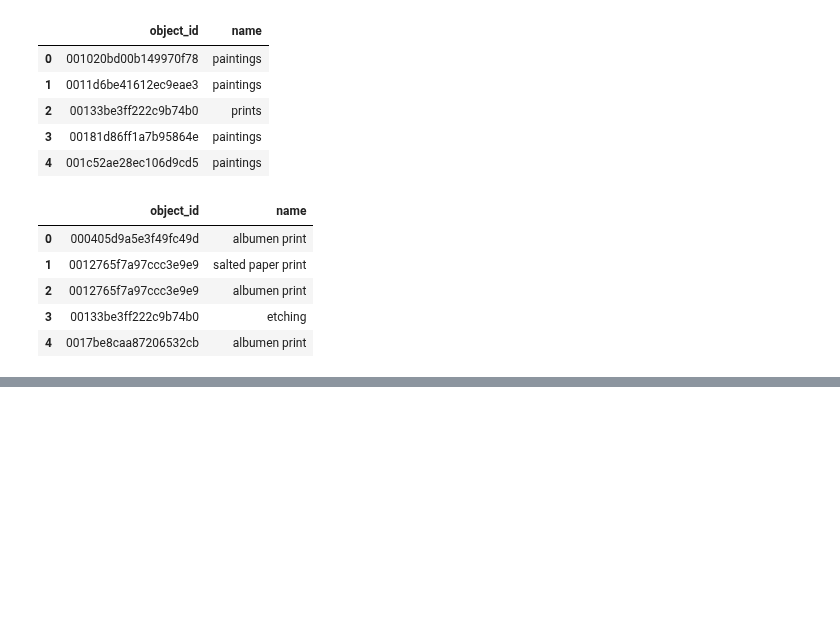
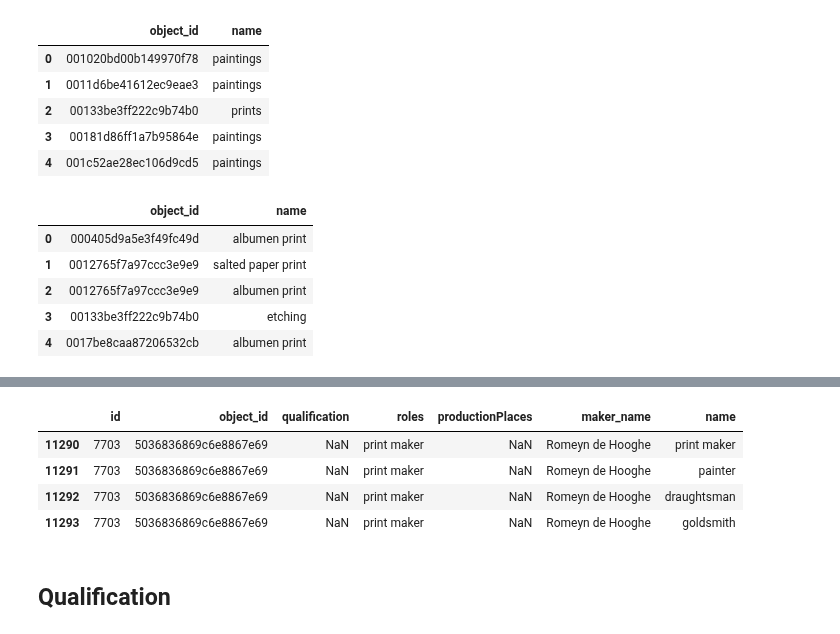
Before and after one commit to ju-ki/atma10, a Jupyter notebook: EDA.ipynb, the cells around one changed output, grey strips where cells are left out. Drawn from its saved outputs; the diff is of its cells as text; code cells hidden in the pictures; blank space fills up the shorter version.

```diff
--- a/EDA.ipynb
+++ b/EDA.ipynb
@@ -286,0 +231,3 @@ train[train["object_id"] == "00181d86ff1a7b95864e"]
+# %%
+occupation = pd.read_csv(INPUT_PATH + "principal_maker_occupation.csv")
+occupation.head()
@@ -286,0 +1722,2 @@ train[train["object_id"] == "00181d86ff1a7b95864e"]
+# %%
+pri_df = pd.merge(pri_maker, occupation, on="id", how="left")
@@ -286,0 +1743,10 @@ train[train["object_id"] == "00181d86ff1a7b95864e"]
+# %%
+pri_df[pri_df["id"] == 7703]
+# %% [output]
+|  | id | object_id | qualification | roles | productionPlaces | maker_name | name |
+| 11290 | 7703 | 5036836869c6e8867e69 | NaN | print maker | NaN | Romeyn de Hooghe | print maker |
+| 11291 | 7703 | 5036836869c6e8867e69 | NaN | print maker | NaN | Romeyn de Hooghe | painter |
+| 11292 | 7703 | 5036836869c6e8867e69 | NaN | print maker | NaN | Romeyn de Hooghe | draughtsman |
+| 11293 | 7703 | 5036836869c6e8867e69 | NaN | print maker | NaN | Romeyn de Hooghe | goldsmith |
+# %% [markdown]
+## Qualification
```
Also changed, not shown: parts of 70 cells of this notebook.
